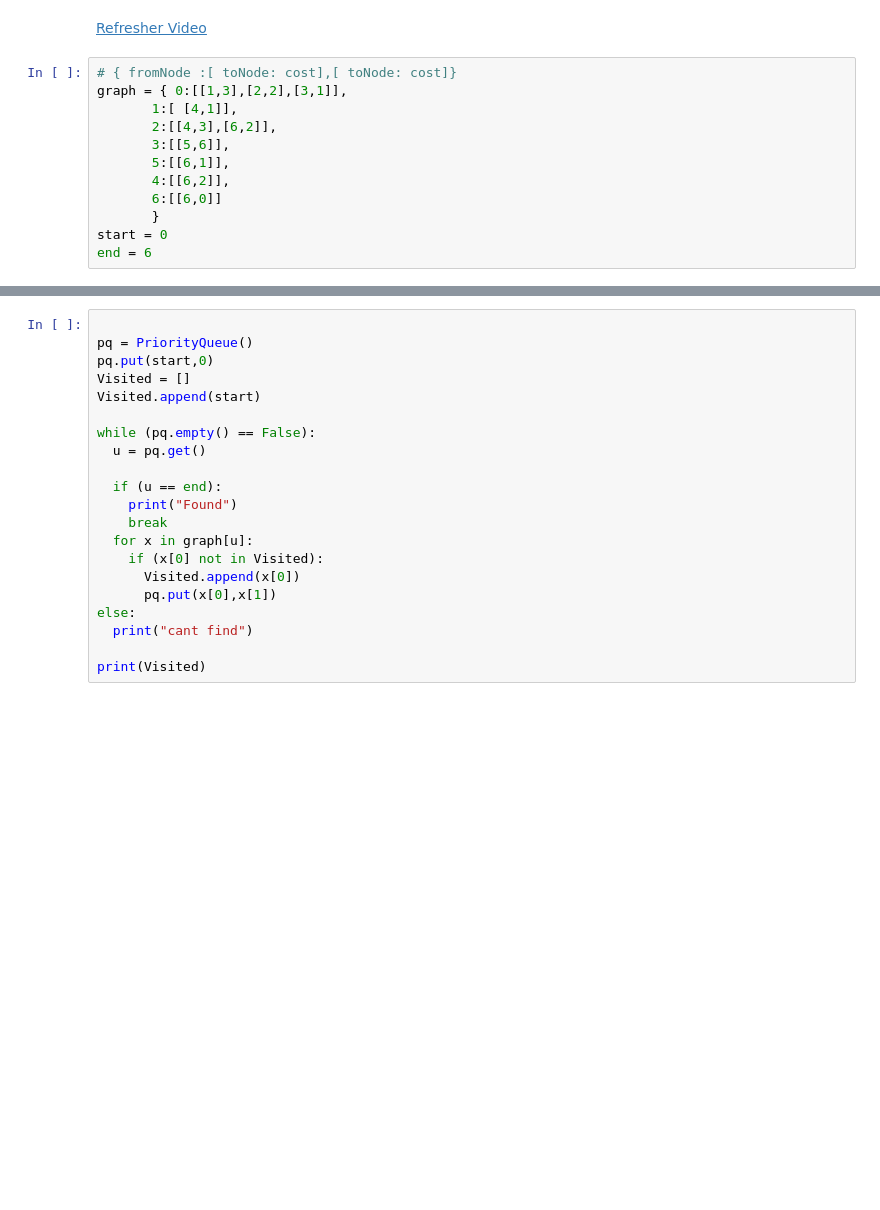
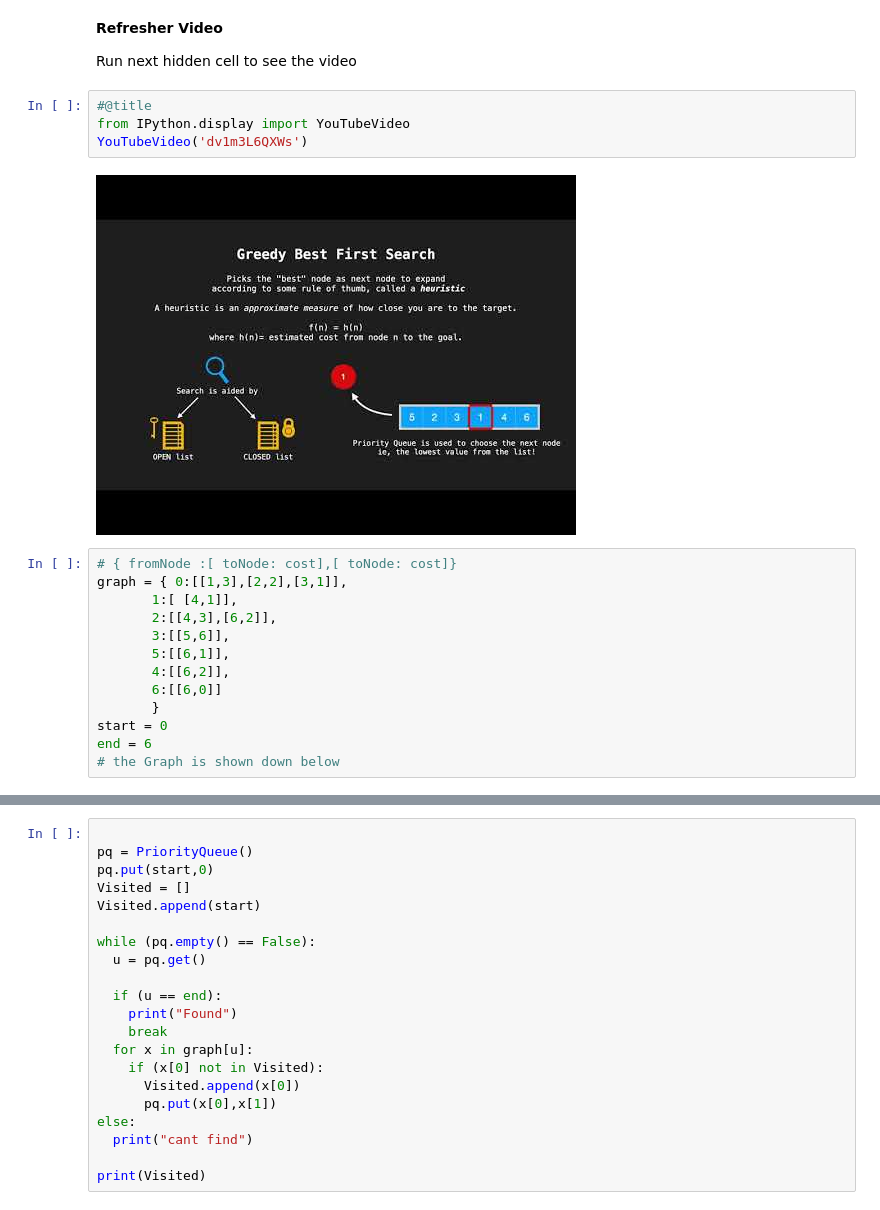
Before and after one commit to SadafShafi/AI_batch_2018, a Jupyter notebook: Best_First_Search.ipynb, the cells around one changed output, grey strips where cells are left out. Cells and saved outputs as stored; diff of their text form; blank space fills up the shorter version.

```diff
--- a/Best_First_Search.ipynb
+++ b/Best_First_Search.ipynb
@@ -1,7 +1,15 @@
 # %% [markdown]
 <a href="https://colab.research.google.com/github/SadafShafi/AI_batch_2018/blob/main/Best_First_Search.ipynb" target="_parent"><img src="https://colab.research.google.com/assets/colab-badge.svg" alt="Open In Colab"/></a>
-# %% [markdown]
-[Refresher Video ](https://www.youtube.com/watch?v=dv1m3L6QXWs&ab_channel=PreethiSV)
+# %% [markdown]
+**Refresher Video**
+
+Run next hidden cell to see the video
+# %%
+#@title
+from IPython.display import YouTubeVideo
+YouTubeVideo('dv1m3L6QXWs')
+# %% [output]
+[figure, added]
 # %%
 # { fromNode :[ toNode: cost],[ toNode: cost]}
 graph = { 0:[[1,3],[2,2],[3,1]],
@@ -14,3 +22,4 @@ graph = { 0:[[1,3],[2,2],[3,1]],
        }
 start = 0
 end = 6
+# the Graph is shown down below
```
Also changed, not shown: parts of 7 cells of this notebook.
